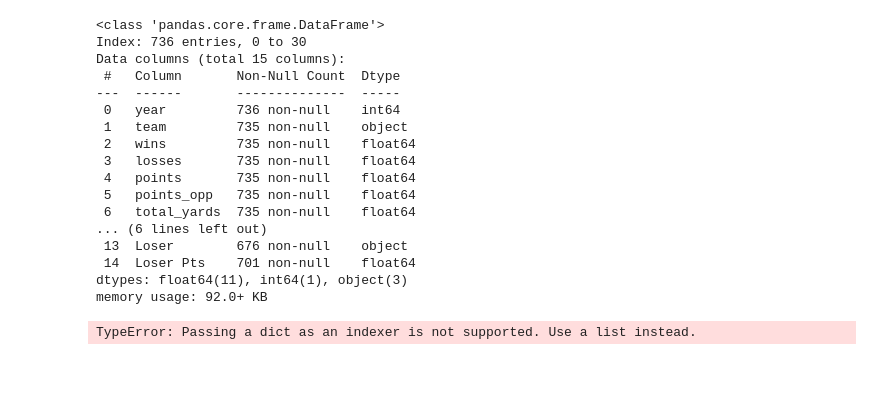
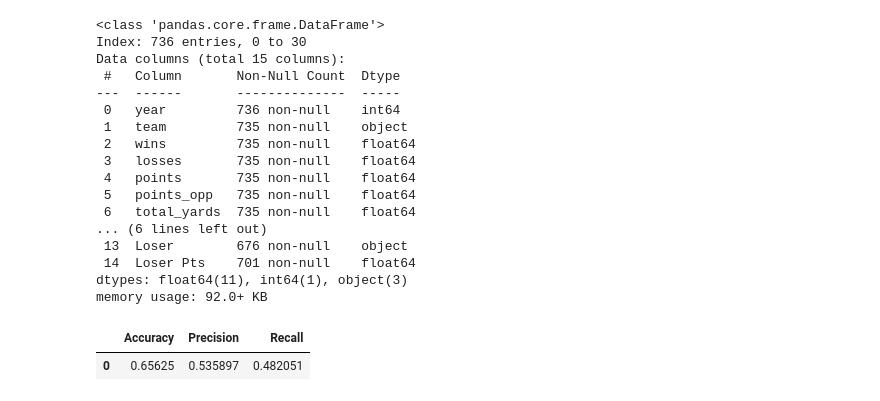
Before and after one commit to tuckerbrown5/AI-Final, a Jupyter notebook: AI_Final_Project.ipynb, the cells around one changed output. Drawn from its saved outputs; the diff is of its cells as text; code cells hidden in the pictures; blank space fills up the shorter version.

```diff
--- a/AI_Final_Project.ipynb
+++ b/AI_Final_Project.ipynb
@@ -330,30 +330,32 @@ memory usage: 92.0+ KB
 # %%
 X, y = make_classification(
     n_features = 14,
     n_classes=14,
     n_redundant= 2,
     n_samples= 736,
     n_informative=12,
     n_clusters_per_class=1,
     random_state=1,
     class_sep = 1.5
 )
 
 X_train, X_test, y_train, y_test = train_test_split(
     X,y, test_size=0.043, random_state=306, shuffle=True)
 predictor = GaussianNB()
 
 predictor.fit(X_train, y_train)
 
 prediction2 = predictor.predict(X_test)
 
-results_dict2 = {'Accuracy':0,'Precision':0,'Recall':0}
+results_dict = {'Accuracy':0,'Precision':0,'Recall':0}
 
-accuracy2 = accuracy_score(y_test, prediction2)
-precision2 = precision_score(y_test, prediction2, average='macro')
-recall2 = recall_score(y_test, prediction2, average = 'macro')
+accuracy = accuracy_score(y_test, prediction2)
+precision = precision_score(y_test, prediction2, average='macro')
+recall = recall_score(y_test, prediction2, average = 'macro')
 
-results_dict2.update({'Accuracy': accuracy2, 'Precision': precision2, 'Recall': recall2})
-result2 = pd.DataFrame([results_dict])
+results_dict.update({'Accuracy': accuracy, 'Precision': precision, 'Recall': recall})
+result = pd.DataFrame([results_dict])
+result
 # %% [output]
-TypeError: Passing a dict as an indexer is not supported. Use a list instead.
+|  | Accuracy | Precision | Recall |
+| 0 | 0.65625 | 0.535897 | 0.482051 |
```
Also changed, not shown: parts of 4 cells of this notebook.
